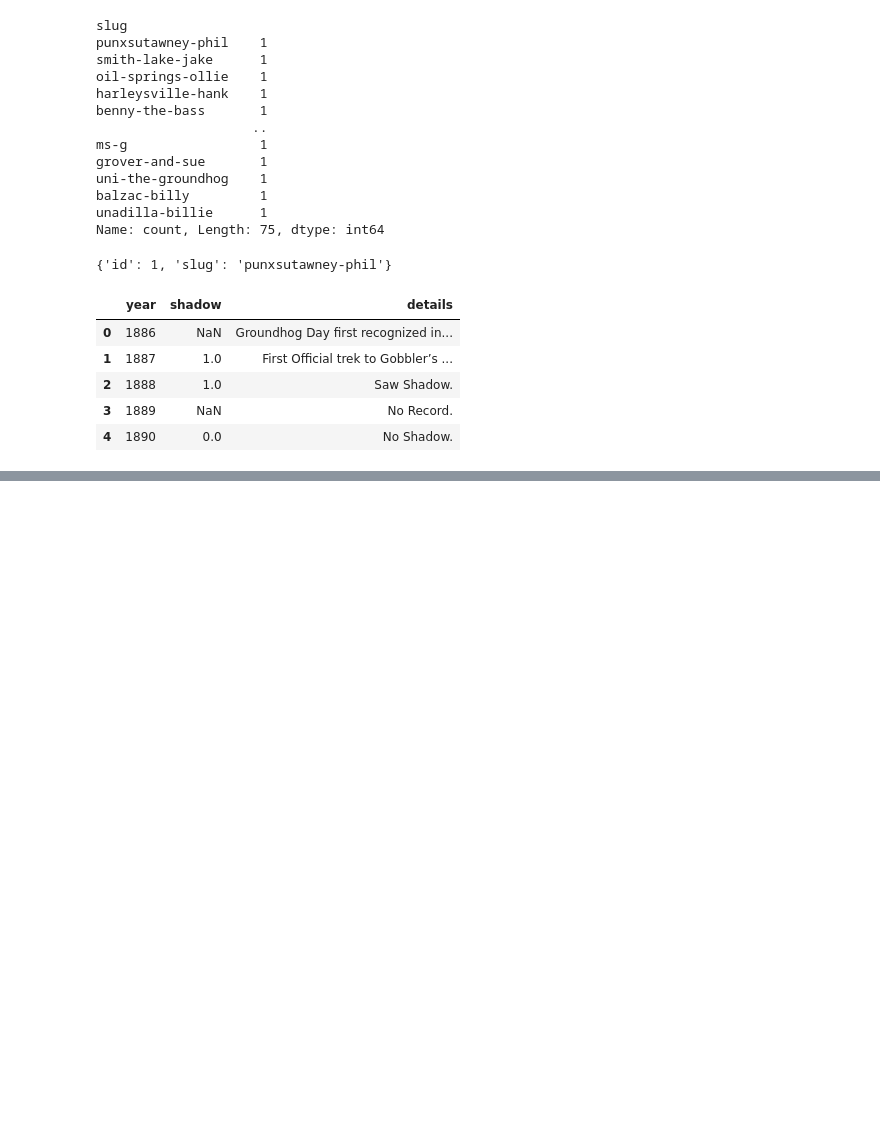
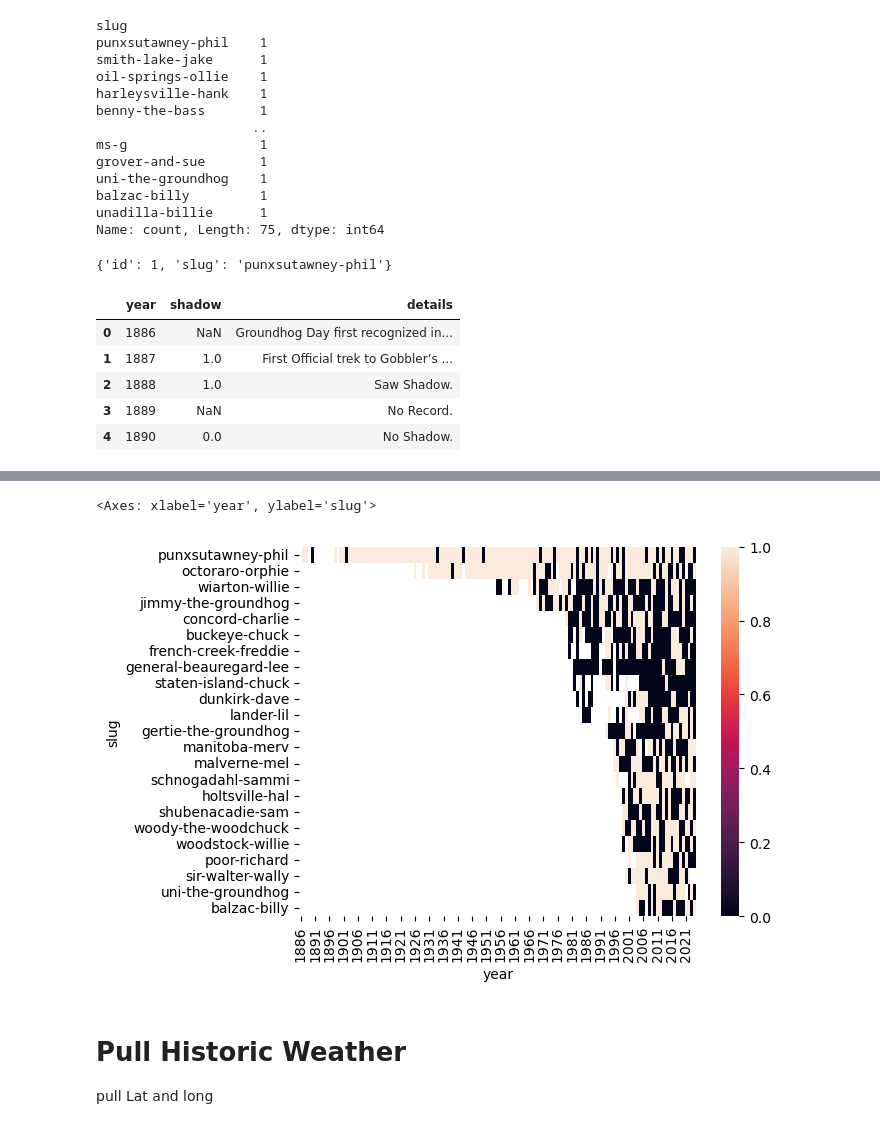
Before and after one commit to safi-alt/Groundhog-Day---Data-Science, a Jupyter notebook: GroundHogDatasetCreation.ipynb, the cells around one changed output, grey strips where cells are left out. Drawn from its saved outputs; the diff is of its cells as text; code cells hidden in the pictures; blank space fills up the shorter version.

```diff
--- a/GroundHogDatasetCreation.ipynb
+++ b/GroundHogDatasetCreation.ipynb
@@ -173,0 +229,9 @@ to_csv(f'{d["slug"]}.csv',index=False)
+# %%
+sns.heatmap(raw_preds[good_progs].T)
+# %% [output]
+<Axes: xlabel='year', ylabel='slug'>
+[figure, added]
+# %% [markdown]
+# Pull Historic Weather
+
+pull Lat and long
```
Also changed, not shown: parts of 9 cells of this notebook.
